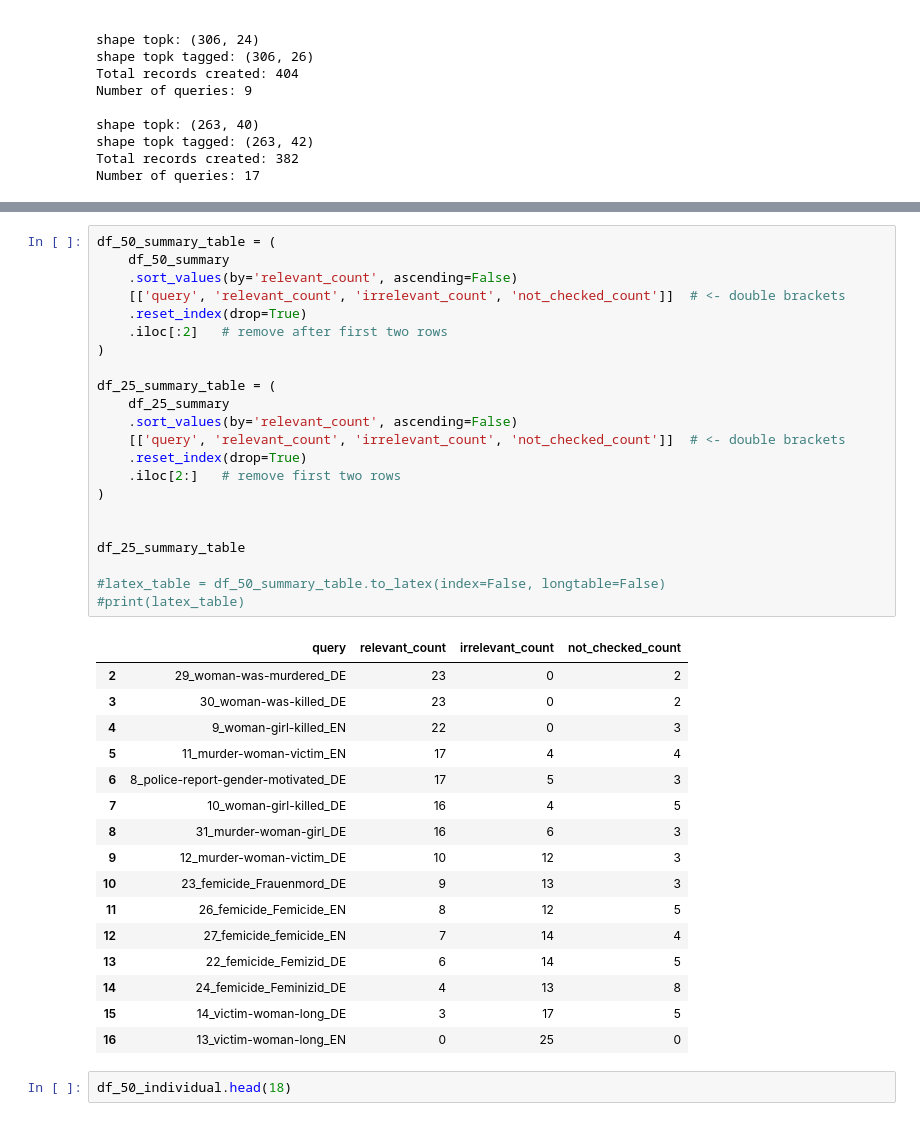
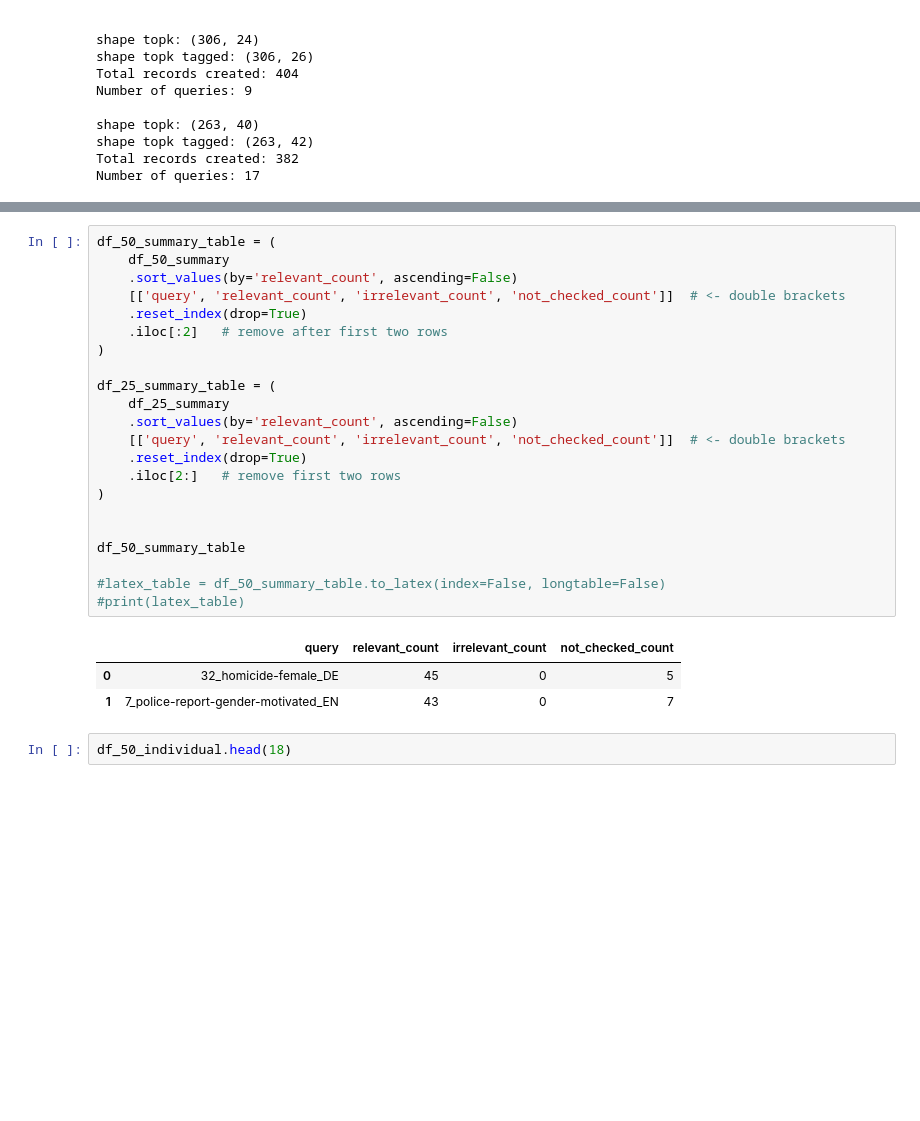
Before and after one commit to madelinemmiller18/geonews_femicide, a Jupyter notebook: experiments/reports/topK_evaluation.ipynb, the cells around one changed output, grey strips where cells are left out. Saved outputs shown, nothing was run; the diff lists cells and outputs as text; blank space fills up the shorter version.

```diff
--- a/experiments/reports/topK_evaluation.ipynb
+++ b/experiments/reports/topK_evaluation.ipynb
@@ -301,42 +302,29 @@ df_25_summary_nodups[
 # %%
 df_50_summary_table = (
     df_50_summary
     .sort_values(by='relevant_count', ascending=False)
     [['query', 'relevant_count', 'irrelevant_count', 'not_checked_count']]  # <- double brackets
     .reset_index(drop=True)
     .iloc[:2]   # remove after first two rows
 )
 
 df_25_summary_table = (
     df_25_summary
     .sort_values(by='relevant_count', ascending=False)
     [['query', 'relevant_count', 'irrelevant_count', 'not_checked_count']]  # <- double brackets
     .reset_index(drop=True)
     .iloc[2:]   # remove first two rows
 )
 
 
-df_25_summary_table
+df_50_summary_table
 
 #latex_table = df_50_summary_table.to_latex(index=False, longtable=False)
 #print(latex_table)
 # %% [output]
 |  | query | relevant_count | irrelevant_count | not_checked_count |
-| 2 | 29_woman-was-murdered_DE | 23 | 0 | 2 |
-| 3 | 30_woman-was-killed_DE | 23 | 0 | 2 |
-| 4 | 9_woman-girl-killed_EN | 22 | 0 | 3 |
-| 5 | 11_murder-woman-victim_EN | 17 | 4 | 4 |
-| 6 | 8_police-report-gender-motivated_DE | 17 | 5 | 3 |
-| 7 | 10_woman-girl-killed_DE | 16 | 4 | 5 |
-| 8 | 31_murder-woman-girl_DE | 16 | 6 | 3 |
-| 9 | 12_murder-woman-victim_DE | 10 | 12 | 3 |
-| 10 | 23_femicide_Frauenmord_DE | 9 | 13 | 3 |
-| 11 | 26_femicide_Femicide_EN | 8 | 12 | 5 |
-| 12 | 27_femicide_femicide_EN | 7 | 14 | 4 |
-| 13 | 22_femicide_Femizid_DE | 6 | 14 | 5 |
-| 14 | 24_femicide_Feminizid_DE | 4 | 13 | 8 |
-| 15 | 14_victim-woman-long_DE | 3 | 17 | 5 |
-| 16 | 13_victim-woman-long_EN | 0 | 25 | 0 |
+| 0 | 32_homicide-female_DE | 45 | 0 | 5 |
+| 1 | 7_police-report-gender-motivated_EN | 43 | 0 | 7 |
 # %%
 df_50_individual.head(18)
 # %% [output]
```
Also changed, not shown: parts of 4 cells of this notebook, 3 other files.
